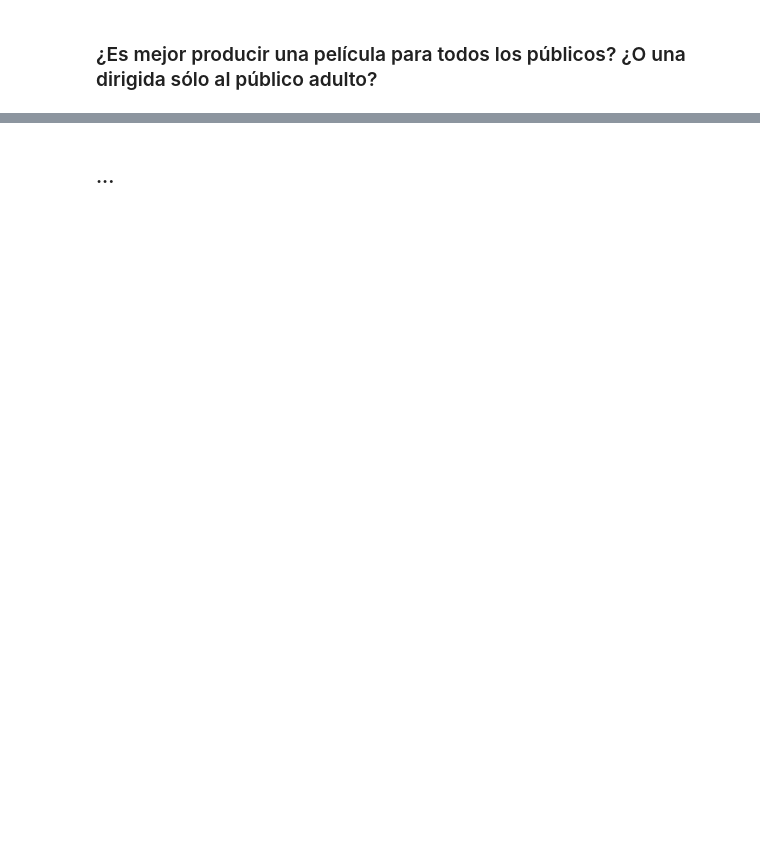
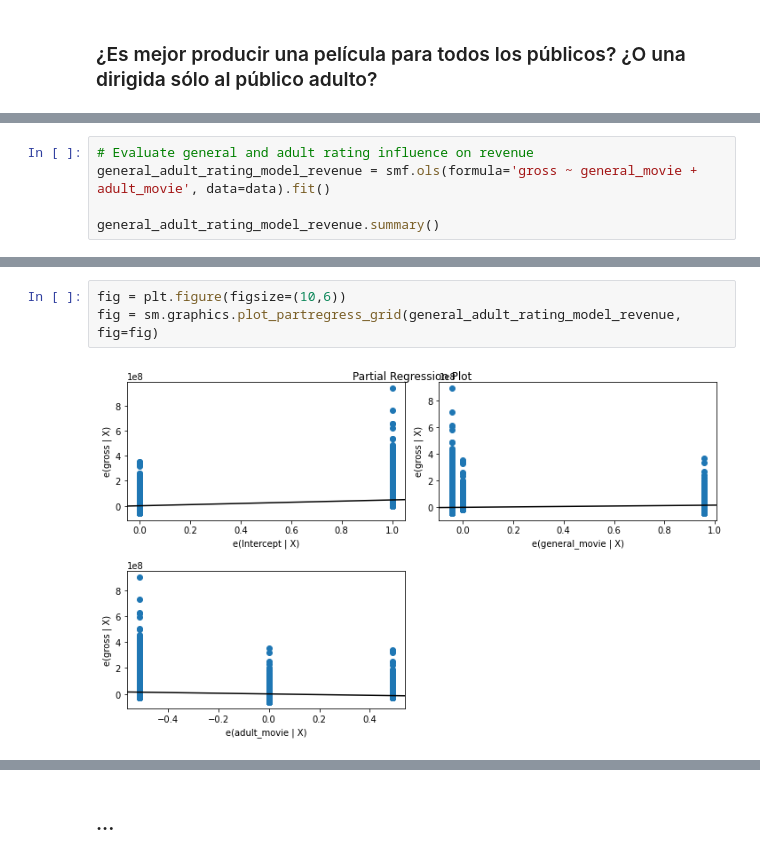
Before and after one commit to sanchiesa/Movie_Industry_Kaggle, a Jupyter notebook: notebooks/Movie_Revenue_Analysis.ipynb, the cells around one changed output, grey strips where cells are left out. Drawn from its saved outputs; the diff is of its cells as text; blank space fills up the shorter version.

```diff
--- a/notebooks/Movie_Revenue_Analysis.ipynb
+++ b/notebooks/Movie_Revenue_Analysis.ipynb
@@ -623,0 +894,5 @@ Name: score, Length: 75, dtype: int64
+# %%
+# Evaluate general and adult rating influence on revenue
+general_adult_rating_model_revenue = smf.ols(formula='gross ~ general_movie + adult_movie', data=data).fit()
+
+general_adult_rating_model_revenue.summary()
@@ -623,0 +920,5 @@ Name: score, Length: 75, dtype: int64
+# %%
+fig = plt.figure(figsize=(10,6))
+fig = sm.graphics.plot_partregress_grid(general_adult_rating_model_revenue, fig=fig)
+# %% [output]
+[figure, added]
```
Also changed, not shown: parts of 23 cells of this notebook.
